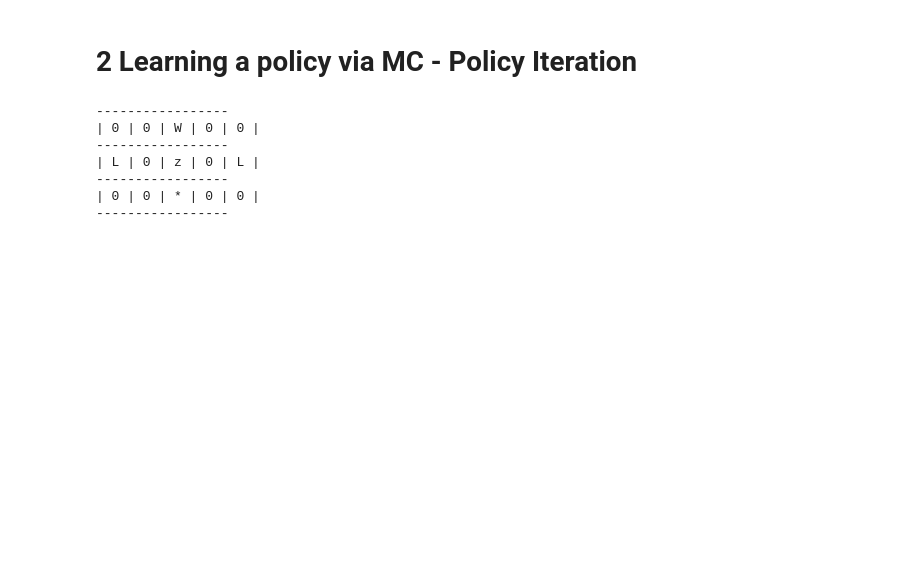
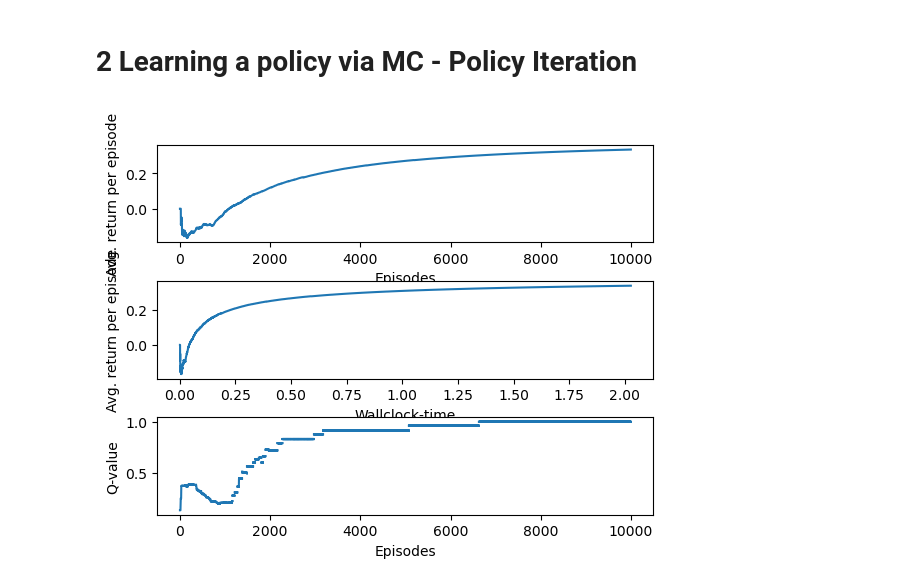
Before and after one commit to doelfi/DRL_BurgstalerDollmannWarnecke, a Jupyter notebook: WIP/homework03_Hendrik.ipynb, the cells around one changed output. Drawn from its saved outputs; the diff is of its cells as text; code cells hidden in the pictures; blank space fills up the shorter version.

```diff
--- a/WIP/homework03_Hendrik.ipynb
+++ b/WIP/homework03_Hendrik.ipynb
@@ -174,31 +269,47 @@ class Agent():
         self.reset()
 # %%
 import time
-ag = Agent()
-ag.play()
-GW.showBoard()
+import matplotlib.pyplot as plt
+ag = SARSA_Agent()
 
 # Returns per episode
 results = []
 # Avg. returns per episode
 rpe = []
 # wallclock
 times = []
 start_time = time.time()
 
-episodes = 1000
+# task 3
+start_q_values = []
+
+episodes = 10000
 
 for k in range(episodes):
-    ag.play()
+    start_q_value = ag.play()
+    start_q_values.append(start_q_value)
     results.append(ag.reward)
     rpe.append(np.mean(results))
     times.append(time.time()-start_time)
+
+
+
+%matplotlib inline
+
+plt.subplot(3,1,1)
+plt.plot(np.arange(episodes), rpe);
+plt.xlabel('Episodes');
+plt.ylabel('Avg. return per episode');
+plt.subplot(3,1,2)
+plt.plot(times, rpe);
+plt.xlabel('Wallclock-time');
+plt.ylabel('Avg. return per episode');
+plt.subplots_adjust(hspace=0.4)
+
+plt.subplot(3,1,3)
+plt.plot(start_q_values);
+plt.xlabel('Episodes');
+plt.ylabel('Q-value');
 # %% [output]
------------------
-| 0 | 0 | W | 0 | 0 |
------------------
-| L | 0 | z | 0 | L |
------------------
-| 0 | 0 | * | 0 | 0 |
------------------
+[figure, added]
 # %%
```
Also changed, not shown: parts of 5 cells of this notebook.
